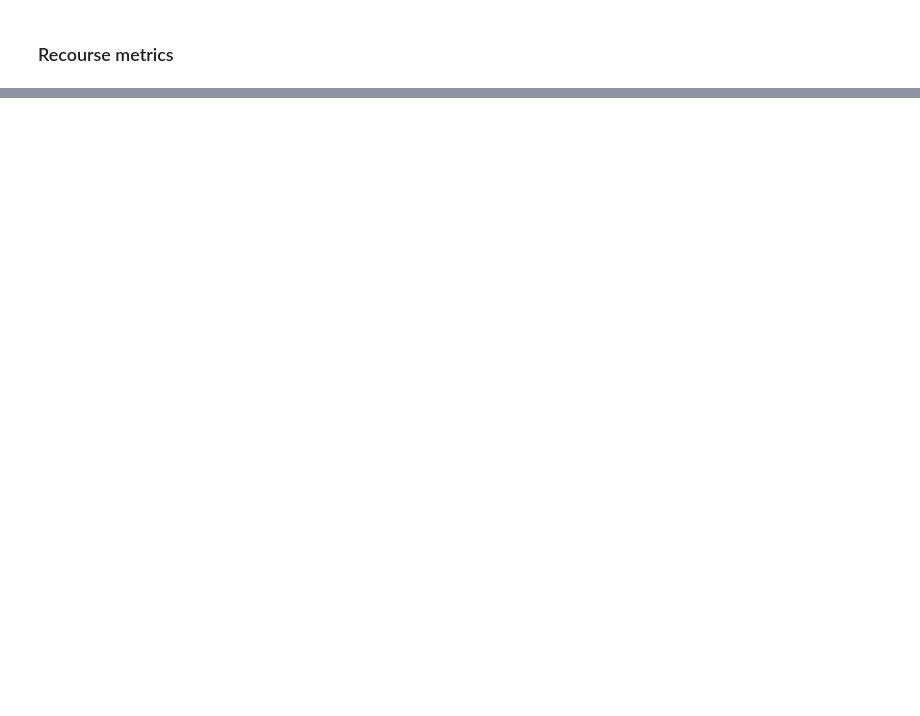
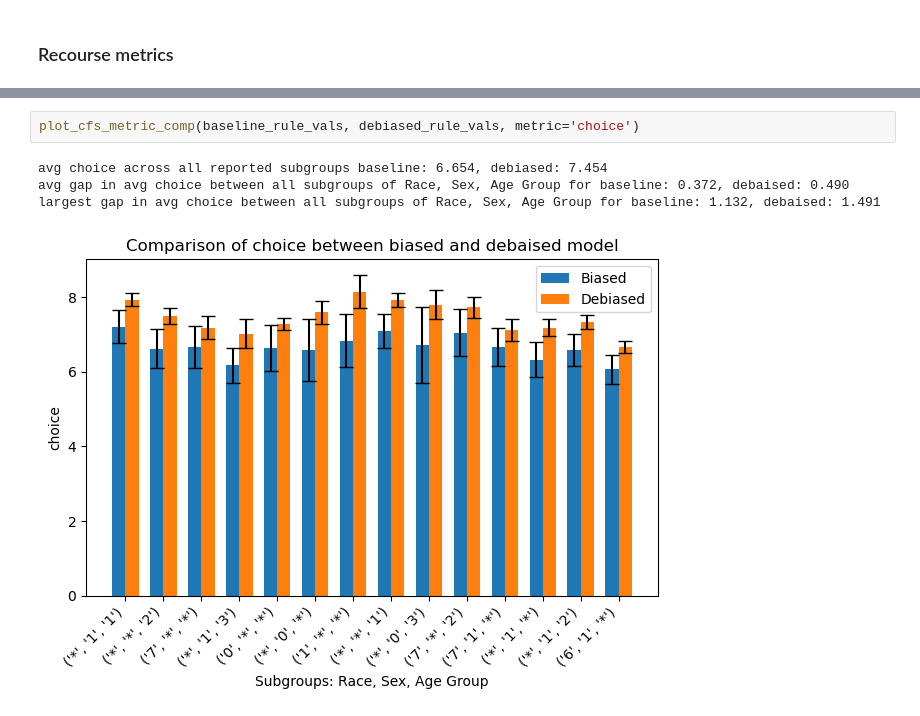
Before and after one commit to AndrewChai878/groupfairnessproject, a Jupyter notebook: group_proj_classifier_nn_baseline.ipynb, the cells around one changed output, grey strips where cells are left out. Cells and saved outputs as stored; diff of their text form; blank space fills up the shorter version.

```diff
--- a/group_proj_classifier_nn_baseline.ipynb
+++ b/group_proj_classifier_nn_baseline.ipynb
@@ -2089,0 +2240,7 @@ Time: 0:00:05.283045
+# %%
+plot_cfs_metric_comp(baseline_rule_vals, debiased_rule_vals, metric='choice')
+# %% [output]
+avg choice across all reported subgroups baseline: 6.654, debiased: 7.454
+avg gap in avg choice between all subgroups of Race, Sex, Age Group for baseline: 0.372, debaised: 0.490
+largest gap in avg choice between all subgroups of Race, Sex, Age Group for baseline: 1.132, debaised: 1.491
+[figure, added]
```
Also changed, not shown: parts of 40 cells of this notebook.
